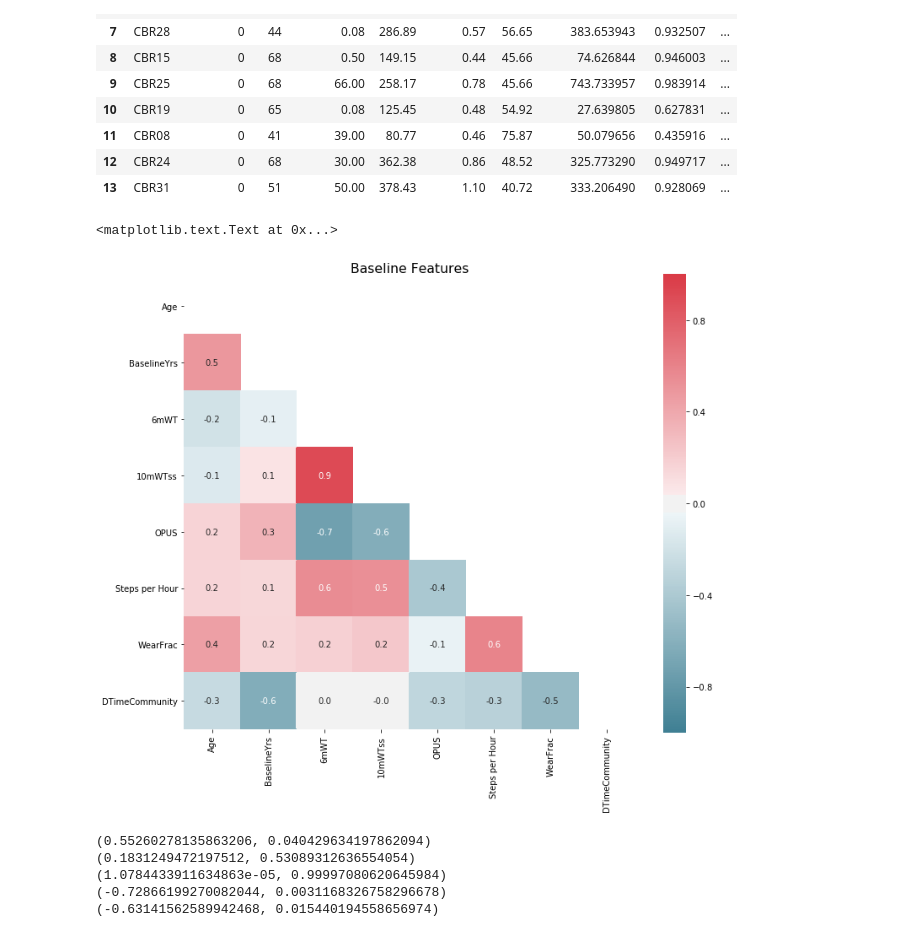
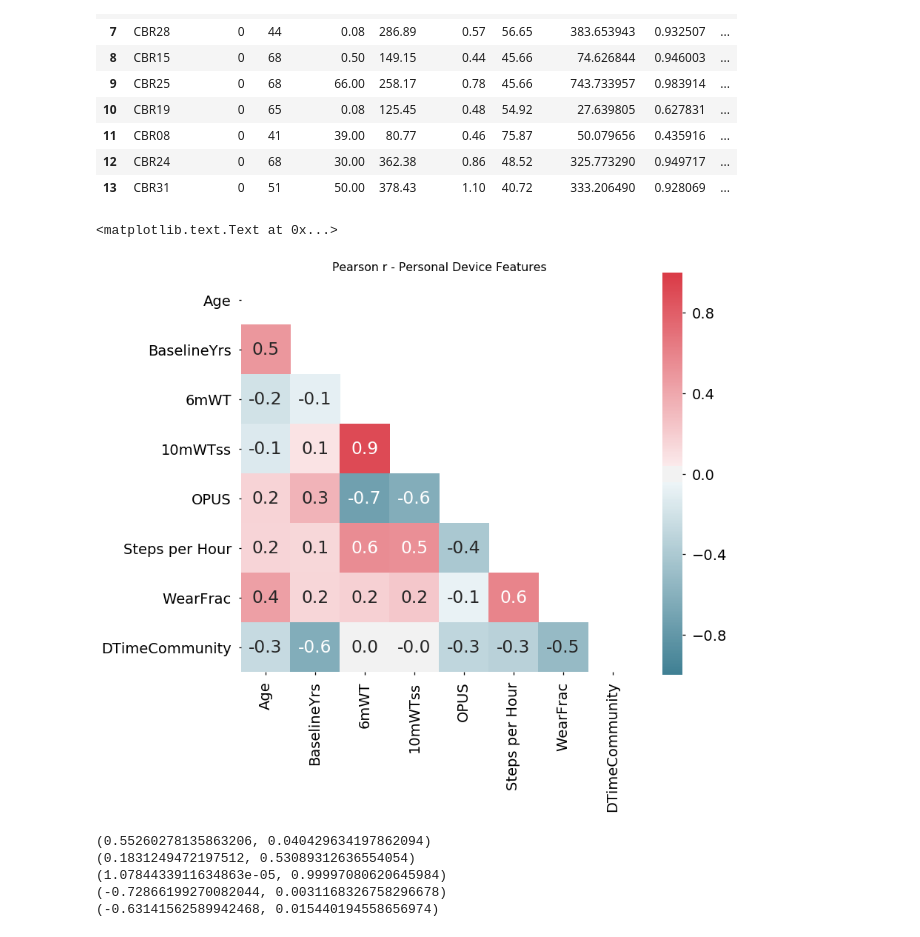
Before and after one commit to Luke3D/CbrAnalysis, a Jupyter notebook: PaperAnalysis.ipynb, the cells around one changed output. Drawn from its saved outputs; the diff is of its cells as text; code cells hidden in the pictures.

```diff
--- a/PaperAnalysis.ipynb
+++ b/PaperAnalysis.ipynb
@@ -371,16 +388,17 @@ Featsubj['Age']=Featsubj.Age.astype('int')
 # %%
 fcorr = Featsubj.drop(['NewBrace','SubjID'],axis=1).corr()
 #generate an triangular correlation matrix
 mask = np.zeros_like(fcorr, dtype=np.bool)
 mask[np.triu_indices_from(mask)] = True
 cmap = sns.diverging_palette(220, 10, as_cmap=True)
+sns.set_context('talk',font_scale=1.5)
 plt.figure(figsize=(12,10))
 sns.heatmap(data=fcorr,mask=mask,cmap=cmap,annot=True,fmt='.1f',square=True, vmin=-1, vmax=1)
 sns.set_context('talk',font_scale=1)
-plt.title('Baseline Features')
+plt.title('Pearson r - Personal Device Features')
 # %% [output]
 <matplotlib.text.Text at 0x...>
-[figure, old version]
+[figure, new version]
 # %%
 x = Featsubj['Steps per Hour']
 y = Featsubj['6mWT']
```
Also changed, not shown: parts of 9 cells of this notebook.
